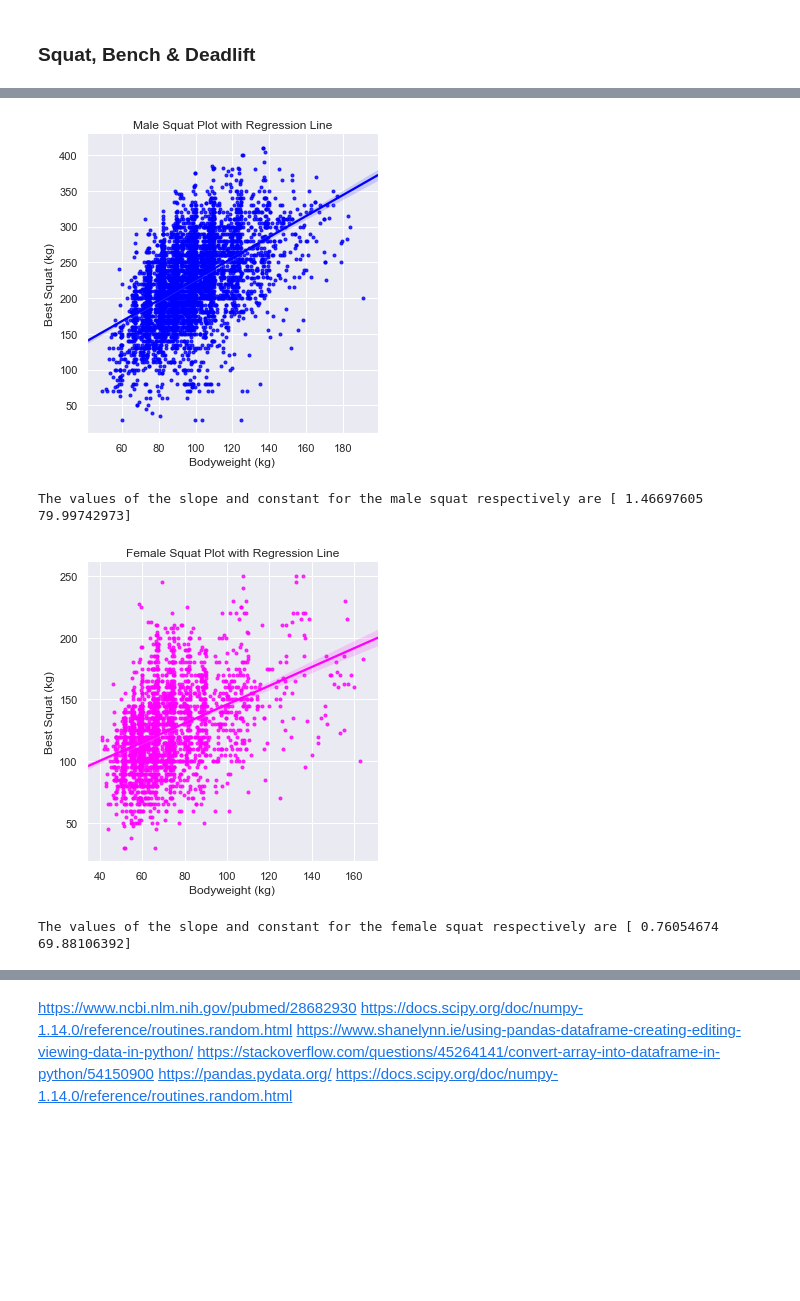
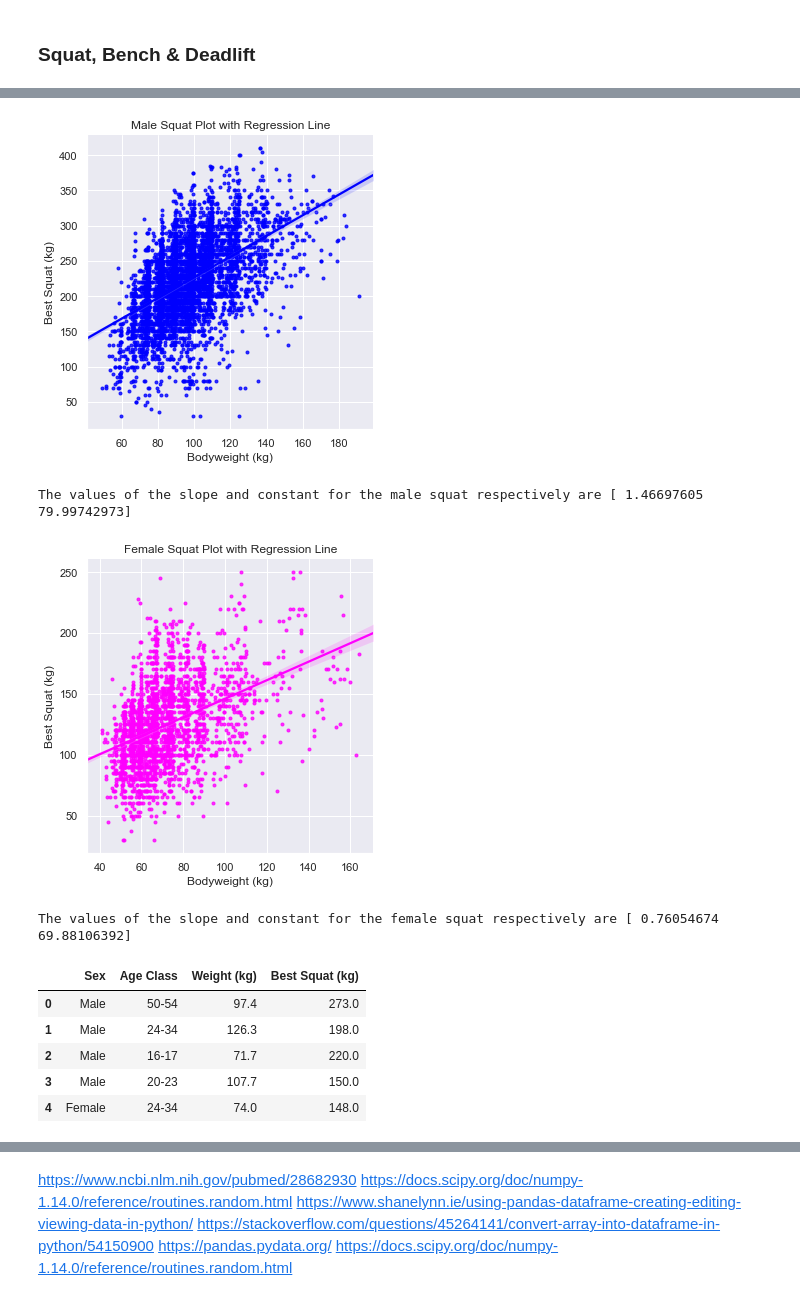
Before and after one commit to IanWafer/Programming-Project, a Jupyter notebook: Simulated Real World Phenomenon.ipynb, the cells around one changed output, grey strips where cells are left out. Drawn from its saved outputs; the diff is of its cells as text; code cells hidden in the pictures; blank space fills up the shorter version.

```diff
--- a/Simulated Real World Phenomenon.ipynb
+++ b/Simulated Real World Phenomenon.ipynb
@@ -284,8 +322,4 @@ To generate some realistic values of weight lifted we'll need to calculate the m
 # %%
-# Sourced from https://stackoverflow.com/q/11869910
-
-df_M = df[df['Sex'] == 'M']
-
 # Squat relationship plotted for males
 
 sns.lmplot(x='BodyweightKg', y='Best3SquatKg',
@@ -307,8 +341,6 @@ plt.show()
 
 print('The values of the slope and constant for the male squat respectively are', np.polyfit(Bw_list_M, S_list_M, 1))
 
-df_F = df[df['Sex'] == 'F']
-
 # Squat relationship plotted for females
 
 sns.lmplot(x='BodyweightKg', y='Best3SquatKg',
@@ -330,10 +362,29 @@ plt.show()
 
 print('The values of the slope and constant for the female squat respectively are', np.polyfit(Bw_list_F, S_list_F, 1))
 # %% [output]
-[figure, old version]
+[figure, new version]
 The values of the slope and constant for the male squat respectively are [ 1.46697605 79.99742973]
-[figure, old version]
+[figure, new version]
 The values of the slope and constant for the female squat respectively are [ 0.76054674 69.88106392]
+# %%
+# Need to take bodyweight into account using formulas dervied above
+
+MSq_Mu = NewDF['Weight (kg)']*1.47+80
+MSq_Sigma = 56.36
+
+FSq_Mu = 124.75
+FSq_Sigma = 33.88
+
+NewDF['Best Squat (kg)'] = np.where(NewDF['Sex'] == 'Male', np.random.normal(MSq_Mu, MSq_Sigma, 101).round(0), np.random.normal(FSq_Mu, FSq_Sigma, 101).round(0))
+
+NewDF.head()
+# %% [output]
+|  | Sex | Age Class | Weight (kg) | Best Squat (kg) |
+| 0 | Male | 50-54 | 97.4 | 273.0 |
+| 1 | Male | 24-34 | 126.3 | 198.0 |
+| 2 | Male | 16-17 | 71.7 | 220.0 |
+| 3 | Male | 20-23 | 107.7 | 150.0 |
+| 4 | Female | 24-34 | 74.0 | 148.0 |
 # %%
 # Bench relationship plotted for males
 
```
Also changed, not shown: parts of 14 cells of this notebook.
